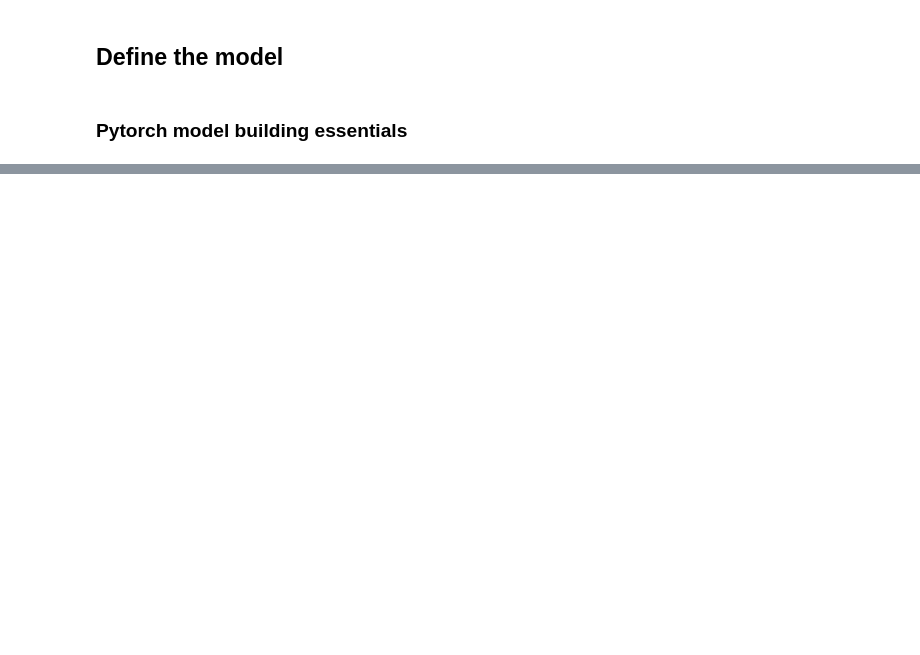
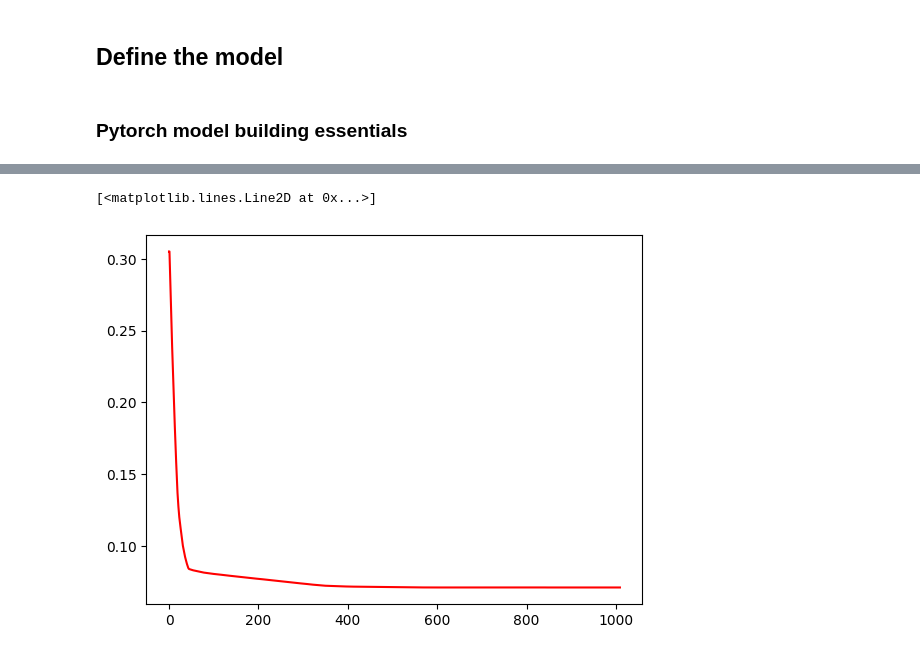
Before and after one commit to pyr0x90/pytorch-deep-learning, a Jupyter notebook: 01_pytorch_workflow_video.ipynb, the cells around one changed output, grey strips where cells are left out. Cells and saved outputs as stored; diff of their text form; code cells hidden in the pictures; blank space fills up the shorter version.

Commit message:
Created Training Loop

```diff
--- a/01_pytorch_workflow_video.ipynb
+++ b/01_pytorch_workflow_video.ipynb
@@ -127,0 +168,38 @@ list(model_0.parameters())
+# %%
+epochs = 1000 #Each epoch is a full pass through the training data
+loss_path = [] #Store the loss for every 50 epochs
+
+for epoch in range(epochs):
+
+    model_0.train() #Put the model in training mode with calculating gradients
+
+    #Step 1 - Get the model's predictions (Forward Pass)
+    y_pred = model_0(X_train)
+
+    #Step 2 - Calculate the loss (loss_fn)
+    loss = loss_fn(y_pred, y_train) #Calculate the MAE between the predictions and the true labels
+
+    if epoch == 0:
+        print(f'Epoch: {epoch}, Loss: {loss}')
+        print(f'State Dictionary: {model_0.state_dict()}')
+
+    #Step 3 - Update the model's parameters to try and reduce the loss based on the gradients (optimizer.step) (Backward Propagation)
+    optimizer.zero_grad() #Clear the gradients from the previous step
+
+    #Perform a backward pass (backpropagation)
+    loss.backward()
+
+    #Update the parameters
+    optimizer.step() #By default, the gradients are accumulated in the .grad attribute of the parameters; thus, it must be zeroed out before the next backward pass
+
+
+    #Step 4 - Repeat until the gradients to zero (local minimum is reached when the gradient is zero)
+    loss_path.append(loss.detach())
+    if epoch % 100 == 0:
+        loss_path.append(loss.detach())
+        print(f'Epoch: {epoch}, Loss: {loss}')
+        print(f'State Dictionary: {model_0.state_dict()}')
+
+
+#Step 5 - Stop the model training when the loss stops decreasing or epochs are reached
+#Step 6 - Make predictions with the updated model (Inference)
@@ -127,0 +224,6 @@ list(model_0.parameters())
+# %%
+x = np.arange(0, len(loss_path))
+plt.plot(list(x), loss_path, 'r-')
+# %% [output]
+[<matplotlib.lines.Line2D at 0x...>]
+[figure, added]
```
Also changed, not shown: parts of 13 cells of this notebook.
